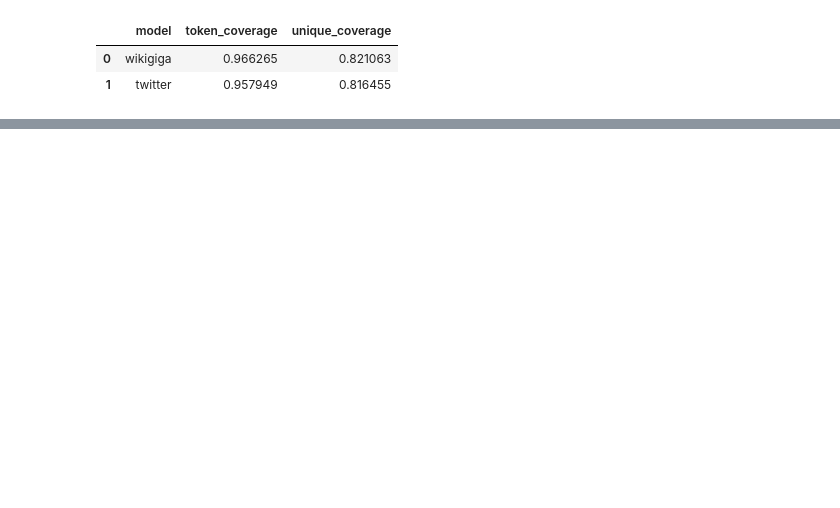
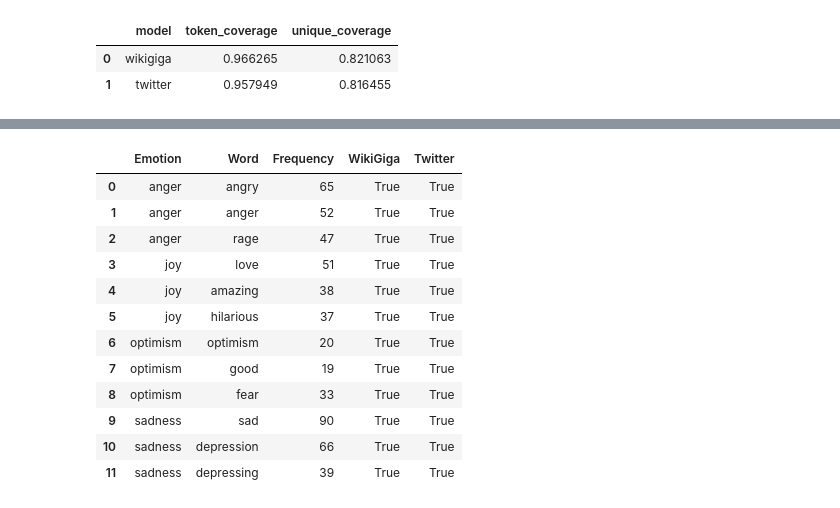
Before and after one commit to samueladrados/nlp_first_assignment, a Jupyter notebook: part2/embed_experiments.ipynb, the cells around one changed output, grey strips where cells are left out. Saved outputs shown, nothing was run; the diff lists cells and outputs as text; code cells hidden in the pictures; blank space fills up the shorter version.

```diff
--- a/part2/embed_experiments.ipynb
+++ b/part2/embed_experiments.ipynb
@@ -34,5 +42,10 @@ dataset = load_dataset("cardiffnlp/tweet_eval", "emotion")
 train_texts = dataset["train"]["text"]
 val_texts = dataset["validation"]["text"]
 
+labels = dataset["train"]["label"]
+
+label_names = dataset["train"].features["label"].names
+
+print(label_names)
 print(dataset)
 # %% [output]
@@ -92,0 +120,8 @@ coverage_df
+# %%
+for model_name, oov_list in unknown_words.items():
+    print(f"\nMost frequent OOV tokens: {model_name}")
+
+    display(pd.DataFrame(
+        oov_list,
+        columns=["OOV token", "Frequency"]
+    ))
@@ -108,0 +369,40 @@ e.g. GloVe vs FastText
+# %%
+#selecting emotion words:
+emotion_words = {
+    "anger": ["angry", "anger", "rage"],
+    "joy": ["love", "amazing", "hilarious"],
+    "optimism": ["optimism", "good", "fear"],
+    "sadness": ["sad", "depression", "depressing"]
+}
+# %%
+#checking the words are in both vocabularies
+word_info = []
+
+for emotion, words in emotion_words.items():
+    for word in words:
+
+        word_info.append({
+            "Emotion": emotion,
+            "Word": word,
+            "Frequency": emotion_counts[emotion][word],
+            "WikiGiga": word in wiki.vocab,
+            "Twitter": word in twitter.vocab
+        })
+
+word_df = pd.DataFrame(word_info)
+
+display(word_df)
+# %% [output]
+|  | Emotion | Word | Frequency | WikiGiga | Twitter |
+| 0 | anger | angry | 65 | True | True |
+| 1 | anger | anger | 52 | True | True |
+| 2 | anger | rage | 47 | True | True |
+| 3 | joy | love | 51 | True | True |
+| 4 | joy | amazing | 38 | True | True |
+| 5 | joy | hilarious | 37 | True | True |
+| 6 | optimism | optimism | 20 | True | True |
+| 7 | optimism | good | 19 | True | True |
+| 8 | optimism | fear | 33 | True | True |
+| 9 | sadness | sad | 90 | True | True |
+| 10 | sadness | depression | 66 | True | True |
+| 11 | sadness | depressing | 39 | True | True |
```
Also changed, not shown: parts of 30 cells of this notebook.
